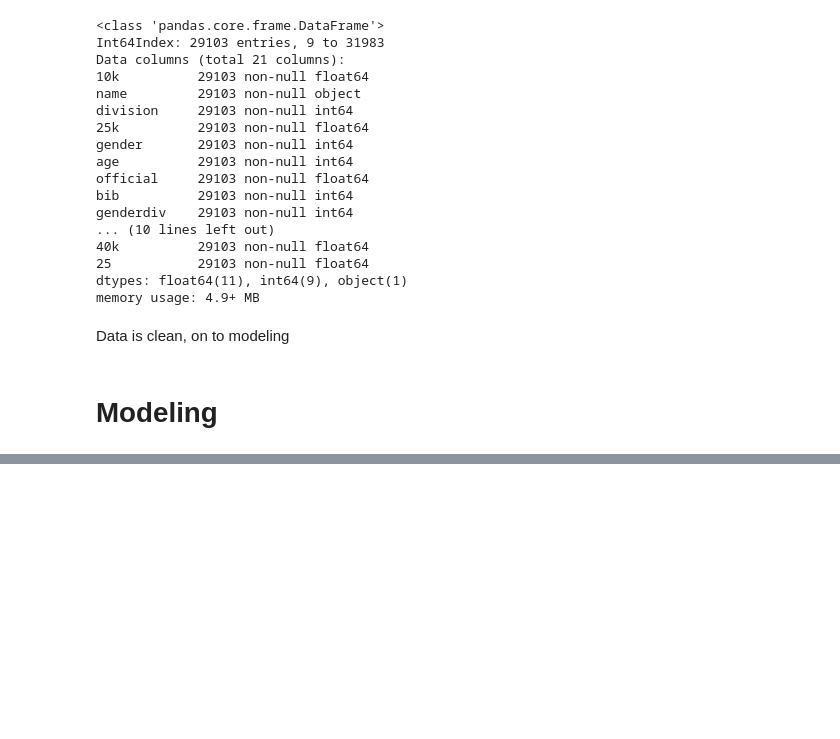
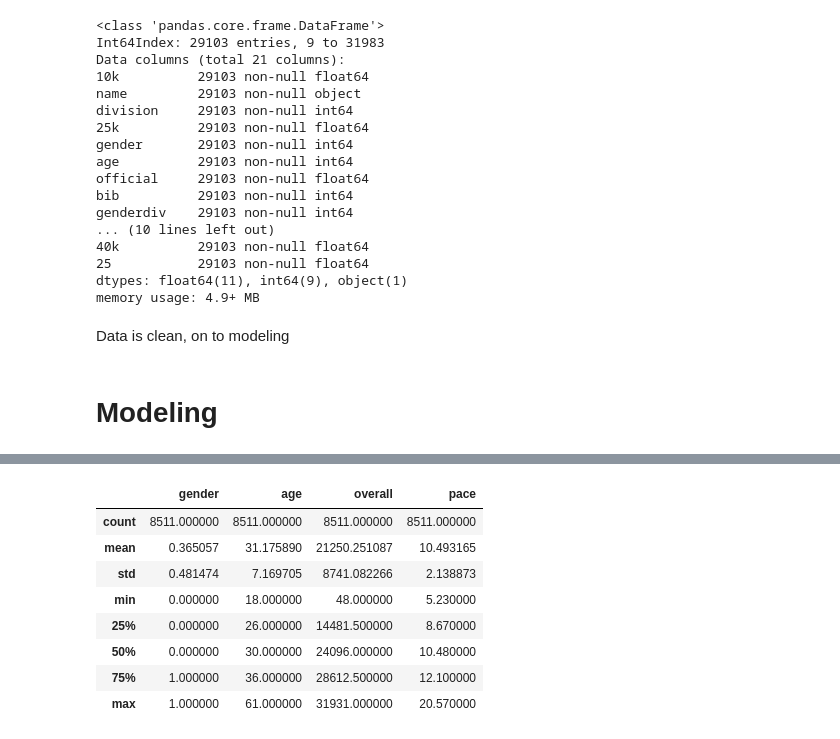
Before and after one commit to legomydiego/Thinkful-Unit-3-Unsupervised-Learning, a Jupyter notebook: Boston Marathon Analysis.ipynb, the cells around one changed output, grey strips where cells are left out. Cells and saved outputs as stored; diff of their text form; code cells hidden in the pictures; blank space fills up the shorter version.

```diff
--- a/Boston Marathon Analysis.ipynb
+++ b/Boston Marathon Analysis.ipynb
@@ -149,0 +139,12 @@ print(accuracy_score(y, y_pred))
+# %%
+df[df['Labels']==1][['gender','age','overall','pace']].describe()
+# %% [output]
+|  | gender | age | overall | pace |
+| count | 8511.000000 | 8511.000000 | 8511.000000 | 8511.000000 |
+| mean | 0.365057 | 31.175890 | 21250.251087 | 10.493165 |
+| std | 0.481474 | 7.169705 | 8741.082266 | 2.138873 |
+| min | 0.000000 | 18.000000 | 48.000000 | 5.230000 |
+| 25% | 0.000000 | 26.000000 | 14481.500000 | 8.670000 |
+| 50% | 0.000000 | 30.000000 | 24096.000000 | 10.480000 |
+| 75% | 1.000000 | 36.000000 | 28612.500000 | 12.100000 |
+| max | 1.000000 | 61.000000 | 31931.000000 | 20.570000 |
```
Also changed, not shown: parts of 19 cells of this notebook.
